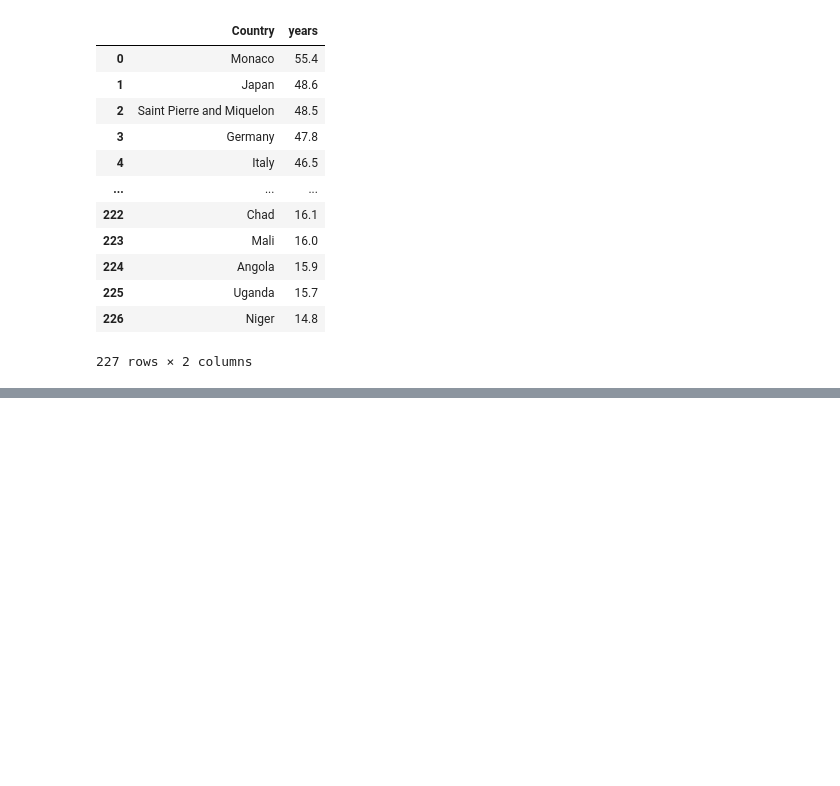
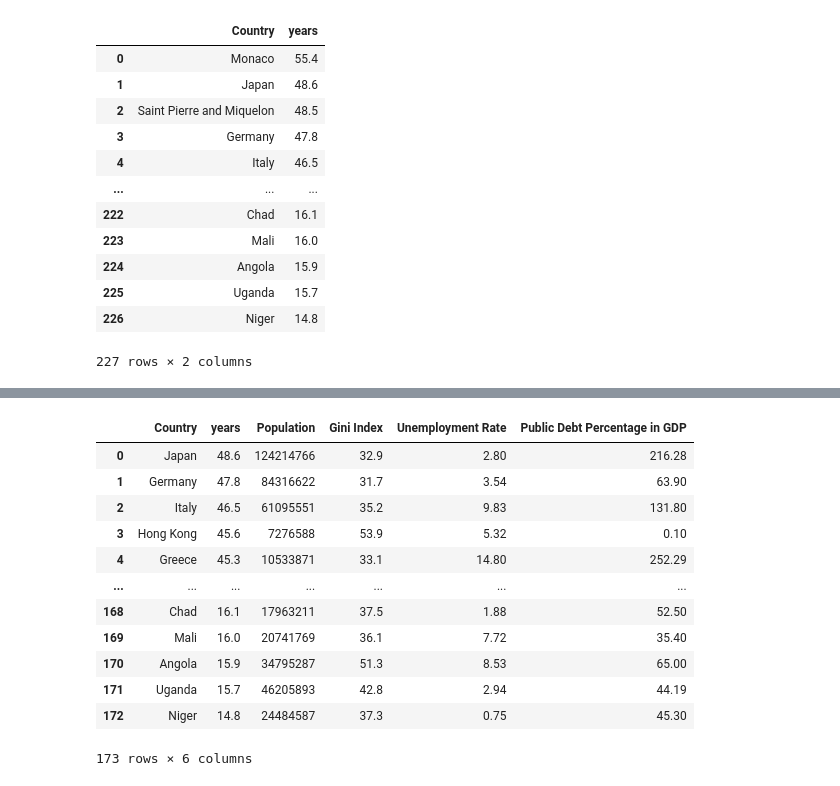
Before and after one commit to Calvinxu542/guided1, a Jupyter notebook: guided1.ipynb, the cells around one changed output, grey strips where cells are left out. Cells and saved outputs as stored; diff of their text form; code cells hidden in the pictures; blank space fills up the shorter version.

```diff
--- a/guided1.ipynb
+++ b/guided1.ipynb
@@ -98,0 +152,17 @@ IndexError: index 3 is out of bounds for axis 0 with size 2
+# %%
+import pandas as pd
+Pubtable=pd.read_html(Pub, header=0)
+Pubtable[0]
+
+DFPub=Pubtable[0].copy()
+DFPub.columns
+
+bye=[0,3]
+DFPub.drop(columns=DFPub.columns[bye],inplace=True)
+
+DFPub.columns.str.replace(pat="% of",
+                        repl="Public Debt Percentage in",
+                        regex=True)
+
+DFPub.columns=DFPub.columns.str.replace("% of","Public Debt Percentage in",regex=True).to_list()
+DFPub
@@ -98,0 +271,17 @@ IndexError: index 3 is out of bounds for axis 0 with size 2
+# %%
+df6=pd.merge(df5,DFPub,on="Country",how="inner")
+df6
+# %% [output]
+|  | Country | years | Population | Gini Index | Unemployment Rate | Public Debt Percentage in GDP |
+| 0 | Japan | 48.6 | 124214766 | 32.9 | 2.80 | 216.28 |
+| 1 | Germany | 47.8 | 84316622 | 31.7 | 3.54 | 63.90 |
+| 2 | Italy | 46.5 | 61095551 | 35.2 | 9.83 | 131.80 |
+| 3 | Hong Kong | 45.6 | 7276588 | 53.9 | 5.32 | 0.10 |
+| 4 | Greece | 45.3 | 10533871 | 33.1 | 14.80 | 252.29 |
+| ... | ... | ... | ... | ... | ... | ... |
+| 168 | Chad | 16.1 | 17963211 | 37.5 | 1.88 | 52.50 |
+| 169 | Mali | 16.0 | 20741769 | 36.1 | 7.72 | 35.40 |
+| 170 | Angola | 15.9 | 34795287 | 51.3 | 8.53 | 65.00 |
+| 171 | Uganda | 15.7 | 46205893 | 42.8 | 2.94 | 44.19 |
+| 172 | Niger | 14.8 | 24484587 | 37.3 | 0.75 | 45.30 |
+173 rows × 6 columns
```
Also changed, not shown: parts of 18 cells of this notebook, 1 other file.
